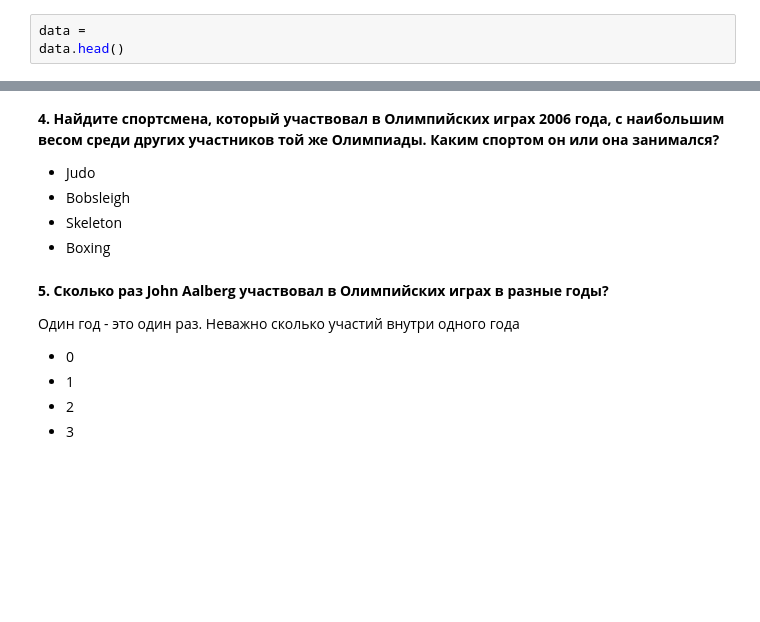
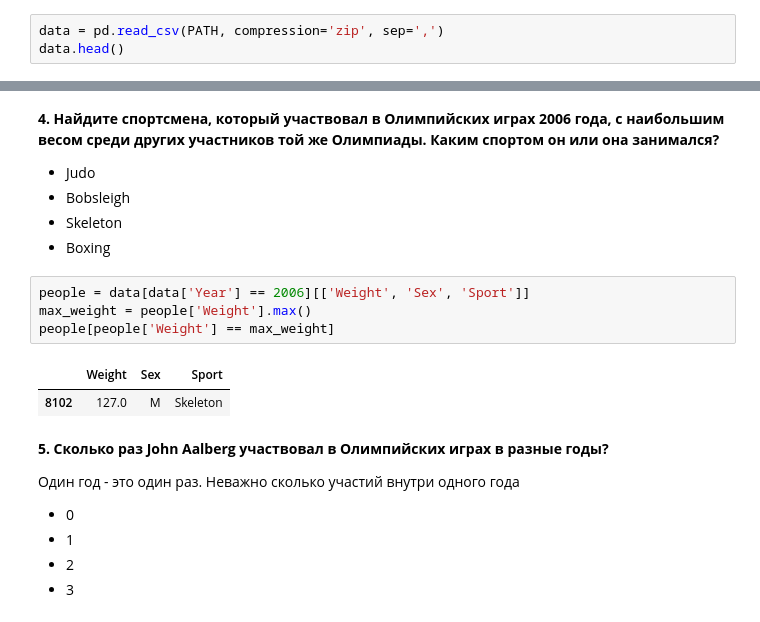
Before and after one commit to railbotan/data_analysis_in_python, a Jupyter notebook: Pandas and EDA (12.03)/Pandas and EDA. Task.ipynb, the cells around one changed output, grey strips where cells are left out. Drawn from its saved outputs; the diff is of its cells as text; blank space fills up the shorter version.

```diff
--- a/Pandas and EDA (12.03)/Pandas and EDA. Task.ipynb
+++ b/Pandas and EDA (12.03)/Pandas and EDA. Task.ipynb
@@ -22,7 +22,7 @@ PATH = 'https://github.com/aksenov7/Kaggle_competition_group/blob/master/athlete
 # %% [markdown]
 __0. Откройте файл используя необходимые параметры и не меняя переменную PATH__
 # %%
-data =
+data = pd.read_csv(PATH, compression='zip', sep=',')
 data.head()
 # %% [output]
 |  | ID | Name | Sex | Age | Height | Weight | Team | NOC | Games | Year | Season | ... |
@@ -59,6 +81,13 @@ __4. Найдите спортсмена, который участвовал в
 - Bobsleigh
 - Skeleton
 - Boxing
+# %%
+people = data[data['Year'] == 2006][['Weight', 'Sex', 'Sport']]
+max_weight = people['Weight'].max()
+people[people['Weight'] == max_weight]
+# %% [output]
+|  | Weight | Sex | Sport |
+| 8102 | 127.0 | M | Skeleton |
 # %% [markdown]
 __5. Сколько раз John Aalberg участвовал в Олимпийских играх в разные годы?__
 
```
Also changed, not shown: parts of 9 cells of this notebook, 2 other files.
